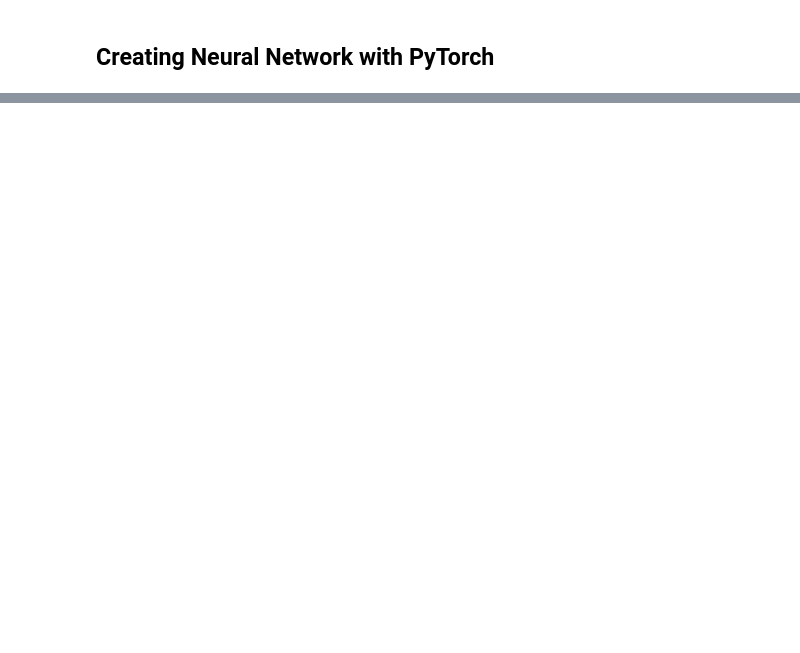
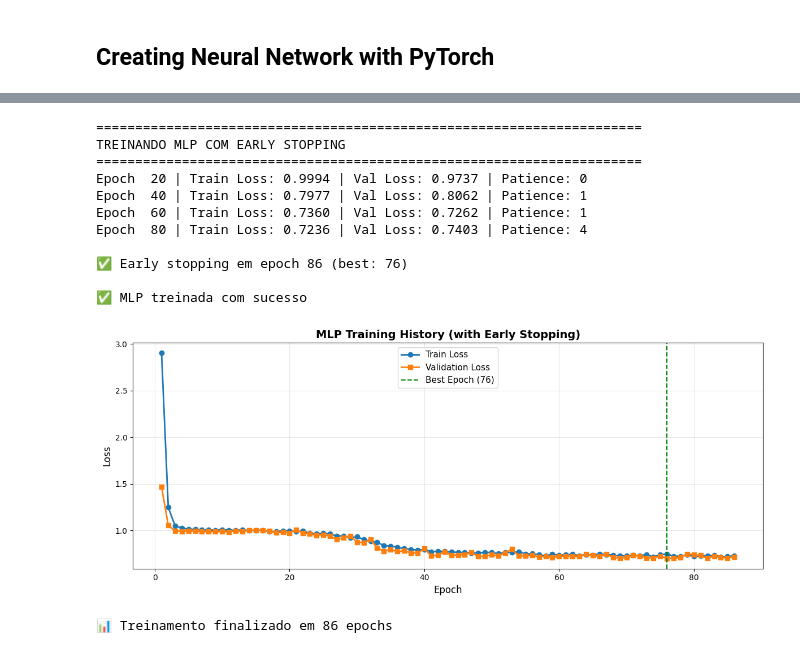
Before and after one commit to GusdPaula/MLENG_FIAP, a Jupyter notebook: fase_1/Gustavo/notebooks_eda/eda.ipynb, the cells around one changed output, grey strips where cells are left out. Cells and saved outputs as stored; diff of their text form; code cells hidden in the pictures; blank space fills up the shorter version.

```diff
--- a/fase_1/Gustavo/notebooks_eda/eda.ipynb
+++ b/fase_1/Gustavo/notebooks_eda/eda.ipynb
@@ -279,5 +288,5 @@ Name: proportion, dtype: float64
 # %%
-df = df.drop(columns=['CustomerID', 'Churn Label', 'Total Charges', 'Churn Reason'])
+df = df.drop(columns=drop_cols)
 # %% [markdown]
 ## Target variable distribution
 # %%
@@ -502,6 +520,7 @@ def train_model(model, X_train, y_train, X_test, y_test, model_name="Model", sca
             # Get X_test as DataFrame if it was converted to numpy
             fn_indices = np.where((y_test == 1) & (y_pred == 0))[0]
             fp_indices = np.where((y_test == 0) & (y_pred == 1))[0]
+            tp_indices = np.where((y_test == 1) & (y_pred == 1))[0]
 
             if len(fn_indices) > 0:
                 # Get the monthly_charges column index
@@ -524,19 +543,22 @@ def train_model(model, X_train, y_train, X_test, y_test, model_name="Model", sca
                 churn_cost = unscaled_fn_data[:, 0].sum()
 
                 # total that can be spent to retain customers that were incorrectly predicted as churned (false positives)
-                limit_mkt_cost_fp = 0
-                if len(fp_indices) > 0:
-                    limit_mkt_cost_fp = churn_cost / len(fn_indices)  # Average cost per false negative
+                limit_mkt_cost_tgts = 0
+                targets = len(fp_indices) + len(fn_indices) + len(tp_indices)
+                if targets > 0:
+                    limit_mkt_cost_tgts = churn_cost / targets   # Average cost per false negative
 
                 mlflow.log_metric("false_negatives_count", len(fn_indices))
                 mlflow.log_metric("churn_cost_false_negatives", churn_cost)
                 mlflow.log_metric("false_positives_count", len(fp_indices))
-                mlflow.log_metric("limit_average_marketing_cost_per_false_positive", limit_mkt_cost_fp if len(fp_indices) > 0 else 0)
+                mlflow.log_metric("limit_average_marketing_cost_per_target", limit_mkt_cost_tgts if len(targets) > 0 else 0)
 
                 print(f"\nChurn Cost Analysis:")
                 print(f"False Negatives: {len(fn_indices)}")
+                print(f"True Positives: {len(tp_indices)}")
+                print(f"False Positives: {len(fp_indices)}")
                 print(f"Churn Cost (sum of monthly charges for FN): ${churn_cost:.2f}")
-                print(f"False Positives: {len(fp_indices)}")
+
 
                 print(f"Limit Average Marketing Cost per False Positive (to match FN cost): ${limit_mkt_cost_fp:.2f}")
             else:
@@ -1569,0 +1869,3 @@ KeyboardInterrupt:
+# %%
+X_train = X_train.astype('float32')
+X_test = X_test.astype('float32')
@@ -1569,0 +1893,48 @@ KeyboardInterrupt:
+# %%
+# Treinar MLP
+print("\n" + "="*70)
+print("TREINANDO MLP COM EARLY STOPPING")
+print("="*70)
+
+mlp_model = MLPClassifier(
+    input_size=X_train.shape[1],
+    hidden_sizes=[128, 64, 32],
+    dropout_rates=[0.3, 0.2, 0.0]
+)
+
+mlp_model, history = train_mlp(
+    mlp_model, train_loader, val_loader,
+    epochs=100, lr=0.001, early_stopping_patience=10
+)
+
+print(f"\n✅ MLP treinada com sucesso")
+
+# Visualizar histórico de treinamento
+fig, ax = plt.subplots(figsize=(12, 5))
+epochs_range = range(1, len(history['train_loss']) + 1)
+ax.plot(epochs_range, history['train_loss'], label='Train Loss', marker='o', linewidth=2)
+ax.plot(epochs_range, history['val_loss'], label='Validation Loss', marker='s', linewidth=2)
+ax.axvline(x=history['best_epoch'] + 1, color='g', linestyle='--', label=f"Best Epoch ({history['best_epoch']+1})")
+ax.set_xlabel('Epoch', fontsize=12)
+ax.set_ylabel('Loss', fontsize=12)
+ax.set_title('MLP Training History (with Early Stopping)', fontsize=14, fontweight='bold')
+ax.legend(fontsize=11)
+ax.grid(alpha=0.3)
+plt.tight_layout()
+plt.show()
+
+print(f"\n📊 Treinamento finalizado em {len(history['train_loss'])} epochs")
+# %% [output]
+======================================================================
+TREINANDO MLP COM EARLY STOPPING
+======================================================================
+Epoch  20 | Train Loss: 0.9994 | Val Loss: 0.9737 | Patience: 0
+Epoch  40 | Train Loss: 0.7977 | Val Loss: 0.8062 | Patience: 1
+Epoch  60 | Train Loss: 0.7360 | Val Loss: 0.7262 | Patience: 1
+Epoch  80 | Train Loss: 0.7236 | Val Loss: 0.7403 | Patience: 4
+
+✅ Early stopping em epoch 86 (best: 76)
+
+✅ MLP treinada com sucesso
+[figure, added]
+📊 Treinamento finalizado em 86 epochs
```
Also changed, not shown: parts of 30 cells of this notebook, 3 other files.
